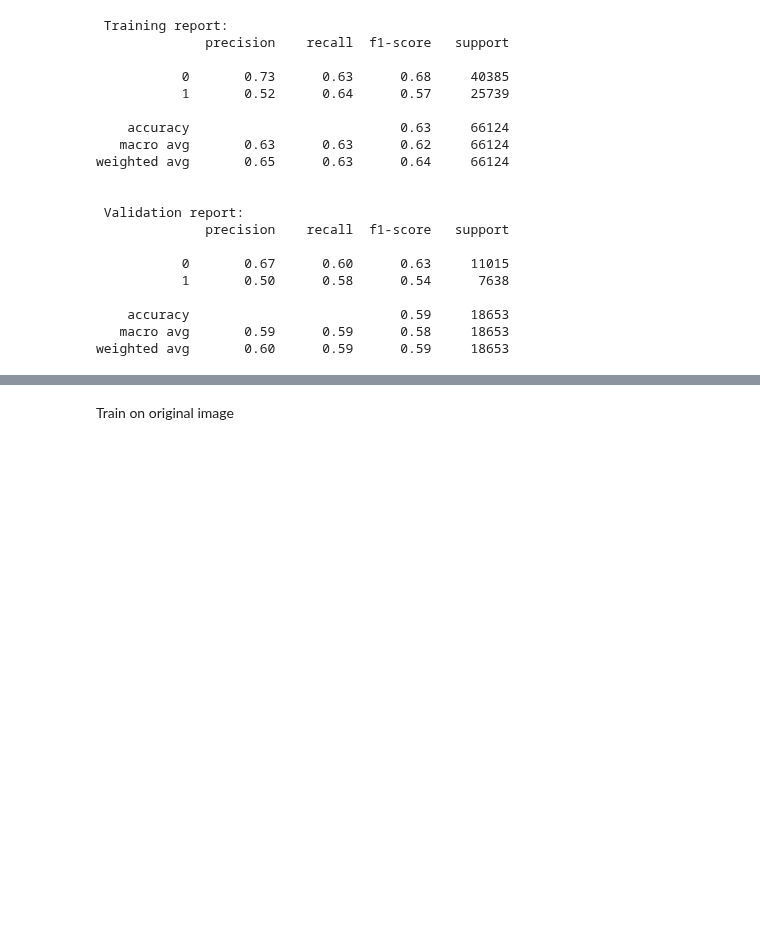
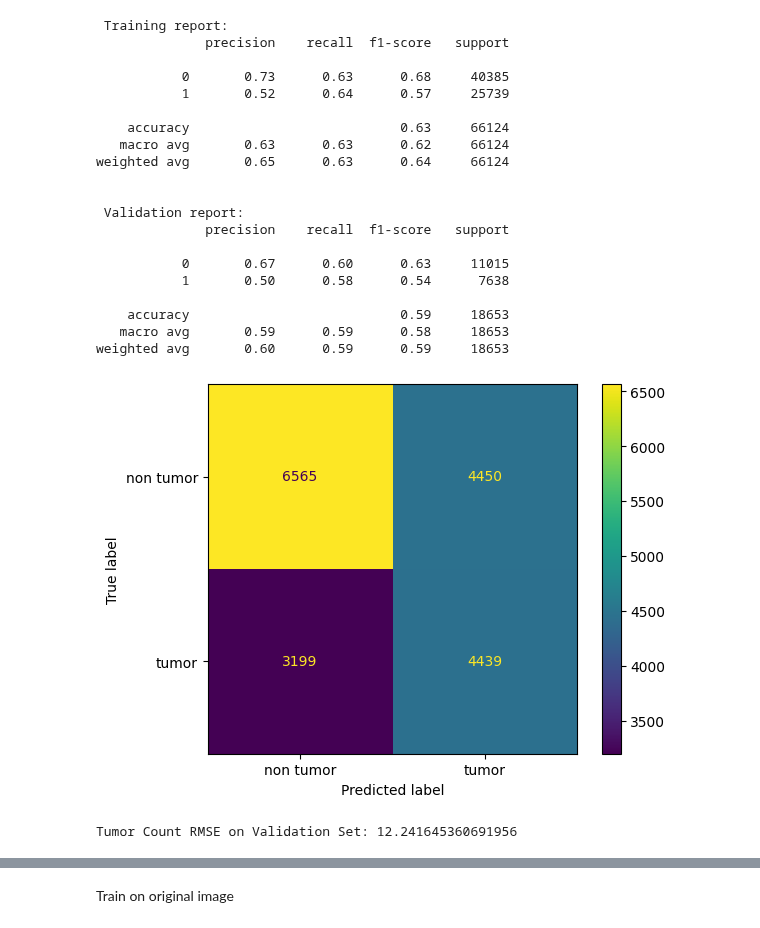
Before and after one commit to wangelam/ecse415Final, a Jupyter notebook: TumorCount_ROISVM_fixed.ipynb, the cells around one changed output, grey strips where cells are left out. Saved outputs shown, nothing was run; the diff lists cells and outputs as text; code cells hidden in the pictures; blank space fills up the shorter version.

Commit message:
confusion matrix

```diff
--- a/TumorCount_ROISVM_fixed.ipynb
+++ b/TumorCount_ROISVM_fixed.ipynb
@@ -409,6 +409,13 @@ weighted avg       0.65      0.63      0.64     66124
     accuracy                           0.59     18653
    macro avg       0.59      0.59      0.58     18653
 weighted avg       0.60      0.59      0.59     18653
+# %%
+confusionMatrix = confusion_matrix(yVal, y_pred)
+disp = ConfusionMatrixDisplay(confusion_matrix=confusionMatrix, display_labels=np.array(['non tumor', 'tumor']))
+disp.plot()
+plt.show()
+# %% [output]
+[figure, added]
 # %%
 def count_true_tumors(image_name):
     csv_path = os.path.join(csv_dir, image_name + ".csv")
@@ -464,4 +471,8 @@ def calcRMSE(clf):
     rmse = sqrt(mean_squared_error(true_counts, pred_counts))
     print("Tumor Count RMSE on Validation Set:", rmse)
     return rmse, true_counts, pred_counts
+# %%
+rmse1, trueCount1, predCount1 = calcRMSE(clf)
+# %% [output]
+Tumor Count RMSE on Validation Set: 12.241645360691956
 # %%
```
Also changed, not shown: parts of 4 cells of this notebook.
